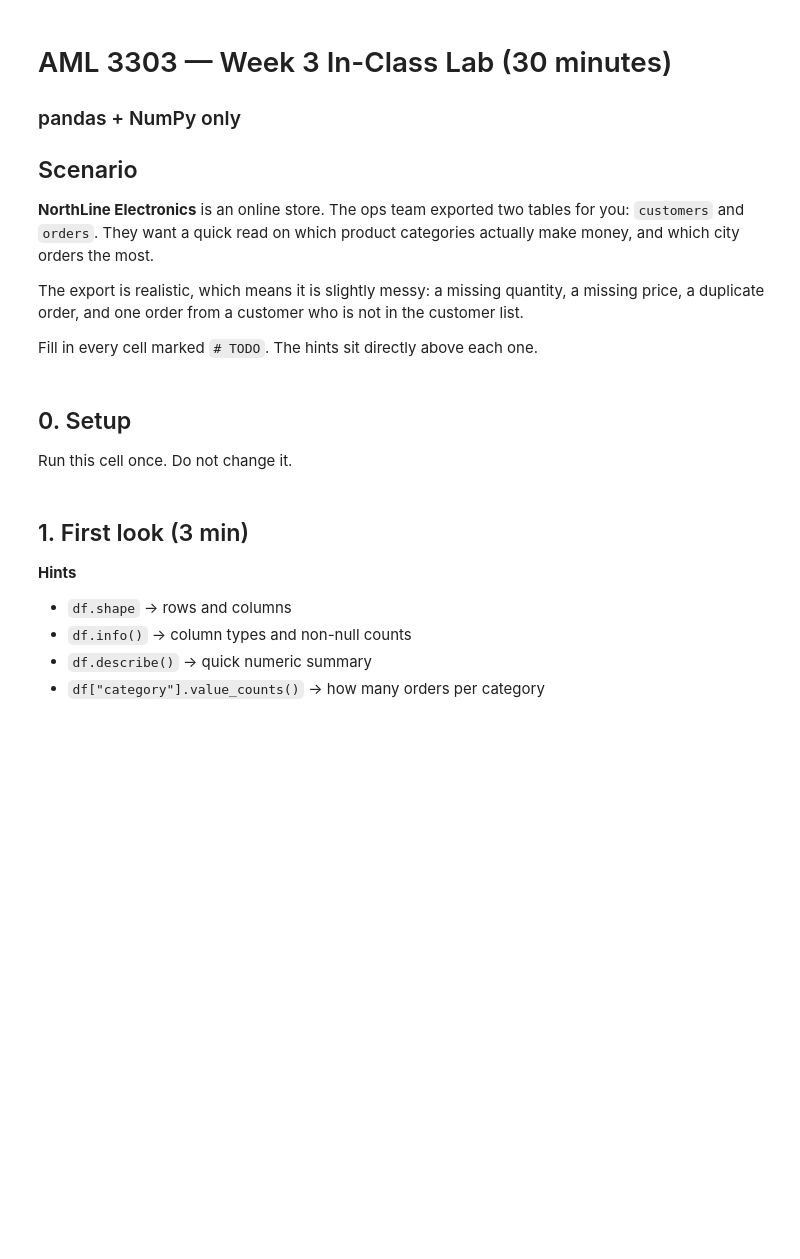
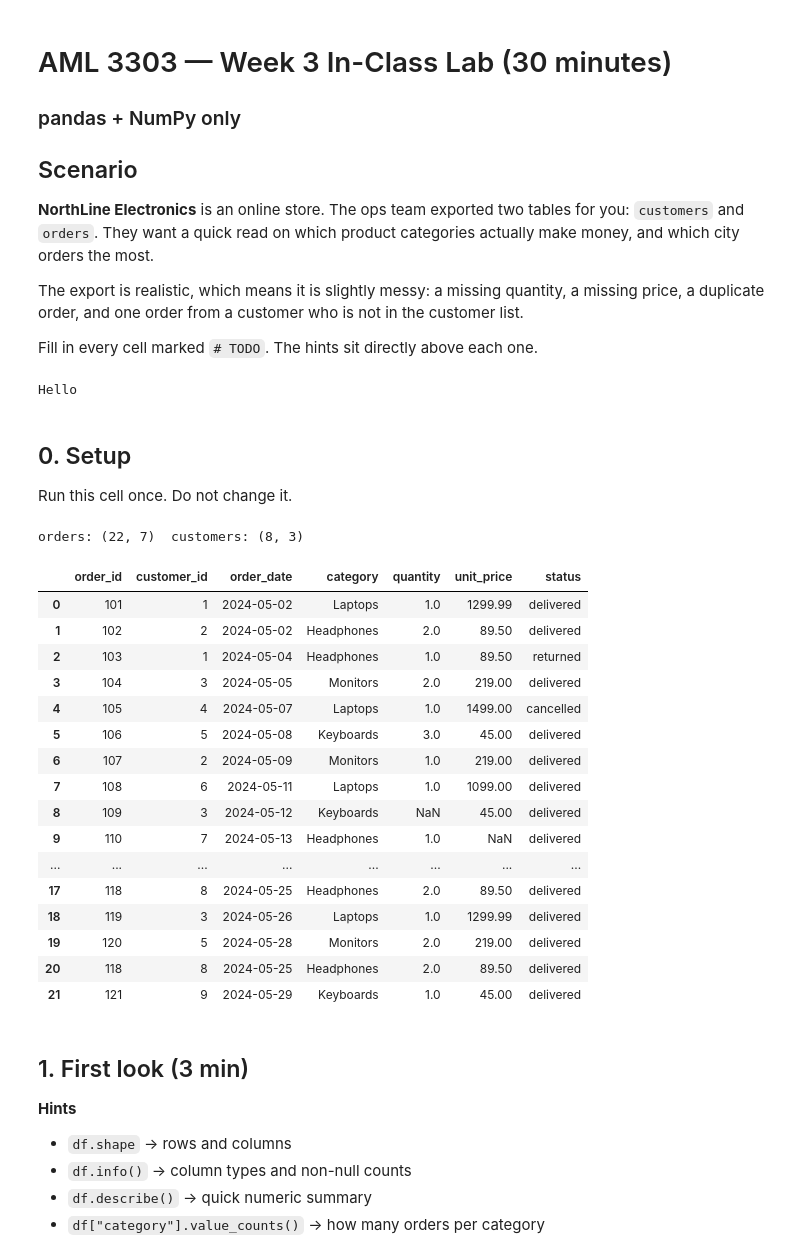
Before and after one commit to ddavidestebann/my-first-git-project, a Jupyter notebook: Week 3/AML3303_Week3_InClass_Lab.ipynb, the cells around one changed output. Saved outputs shown, nothing was run; the diff lists cells and outputs as text; code cells hidden in the pictures; blank space fills up the shorter version.

```diff
--- a/Week 3/AML3303_Week3_InClass_Lab.ipynb
+++ b/Week 3/AML3303_Week3_InClass_Lab.ipynb
@@ -12,6 +12,10 @@ The export is realistic, which means it is slightly messy: a missing quantity, a
 price, a duplicate order, and one order from a customer who is not in the customer list.
 
 Fill in every cell marked `# TODO`. The hints sit directly above each one.
+# %%
+print("Hello")
+# %% [output]
+Hello
 # %% [markdown]
 ## 0. Setup
 
@@ -29,34 +33,53 @@ customers = pd.DataFrame({
              "Toronto","Calgary","Montreal","Ottawa"],
 })
 
 orders = pd.DataFrame({
     "order_id":   [101,102,103,104,105,106,107,108,109,110,
                    111,112,113,114,115,116,117,118,119,120,118,121],
     "customer_id":[  1,  2,  1,  3,  4,  5,  2,  6,  3,  7,
                      8,  5,  1,  4,  6,  7,  2,  8,  3,  5,  8,  9],
     "order_date": ["2024-05-02","2024-05-02","2024-05-04","2024-05-05","2024-05-07",
                    "2024-05-08","2024-05-09","2024-05-11","2024-05-12","2024-05-13",
                    "2024-05-15","2024-05-16","2024-05-18","2024-05-19","2024-05-20",
                    "2024-05-22","2024-05-23","2024-05-25","2024-05-26","2024-05-28",
                    "2024-05-25","2024-05-29"],
     "category":   ["Laptops","Headphones","Headphones","Monitors","Laptops",
                    "Keyboards","Monitors","Laptops","Keyboards","Headphones",
                    "Monitors","Laptops","Keyboards","Headphones","Monitors",
                    "Laptops","Keyboards","Headphones","Laptops","Monitors",
                    "Headphones","Keyboards"],
     "quantity":   [1,2,1,2,1,3,1,1,np.nan,1,4,1,2,1,1,1,1,2,1,2,2,1],
     "unit_price": [1299.99,89.50,89.50,219.00,1499.00,45.00,219.00,1099.00,45.00,np.nan,
                    219.00,1299.99,45.00,89.50,219.00,1499.00,45.00,89.50,1299.99,219.00,
                    89.50,45.00],
     "status":     ["delivered","delivered","returned","delivered","cancelled",
                    "delivered","delivered","delivered","delivered","delivered",
                    "delivered","returned","delivered","delivered","delivered",
                    "delivered","cancelled","delivered","delivered","delivered",
                    "delivered","delivered"],
 })
 
 print("orders:", orders.shape, " customers:", customers.shape)
-orders.head()
+orders.head(22)
+# %% [output]
+orders: (22, 7)  customers: (8, 3)
+|  | order_id | customer_id | order_date | category | quantity | unit_price | status |
+| 0 | 101 | 1 | 2024-05-02 | Laptops | 1.0 | 1299.99 | delivered |
+| 1 | 102 | 2 | 2024-05-02 | Headphones | 2.0 | 89.50 | delivered |
+| 2 | 103 | 1 | 2024-05-04 | Headphones | 1.0 | 89.50 | returned |
+| 3 | 104 | 3 | 2024-05-05 | Monitors | 2.0 | 219.00 | delivered |
+| 4 | 105 | 4 | 2024-05-07 | Laptops | 1.0 | 1499.00 | cancelled |
+| 5 | 106 | 5 | 2024-05-08 | Keyboards | 3.0 | 45.00 | delivered |
+| 6 | 107 | 2 | 2024-05-09 | Monitors | 1.0 | 219.00 | delivered |
+| 7 | 108 | 6 | 2024-05-11 | Laptops | 1.0 | 1099.00 | delivered |
+| 8 | 109 | 3 | 2024-05-12 | Keyboards | NaN | 45.00 | delivered |
+| 9 | 110 | 7 | 2024-05-13 | Headphones | 1.0 | NaN | delivered |
+| ... | ... | ... | ... | ... | ... | ... | ... |
+| 17 | 118 | 8 | 2024-05-25 | Headphones | 2.0 | 89.50 | delivered |
+| 18 | 119 | 3 | 2024-05-26 | Laptops | 1.0 | 1299.99 | delivered |
+| 19 | 120 | 5 | 2024-05-28 | Monitors | 2.0 | 219.00 | delivered |
+| 20 | 118 | 8 | 2024-05-25 | Headphones | 2.0 | 89.50 | delivered |
+| 21 | 121 | 9 | 2024-05-29 | Keyboards | 1.0 | 45.00 | delivered |
 # %% [markdown]
 ## 1. First look (3 min)
 
```
Also changed, not shown: parts of 10 cells of this notebook.
